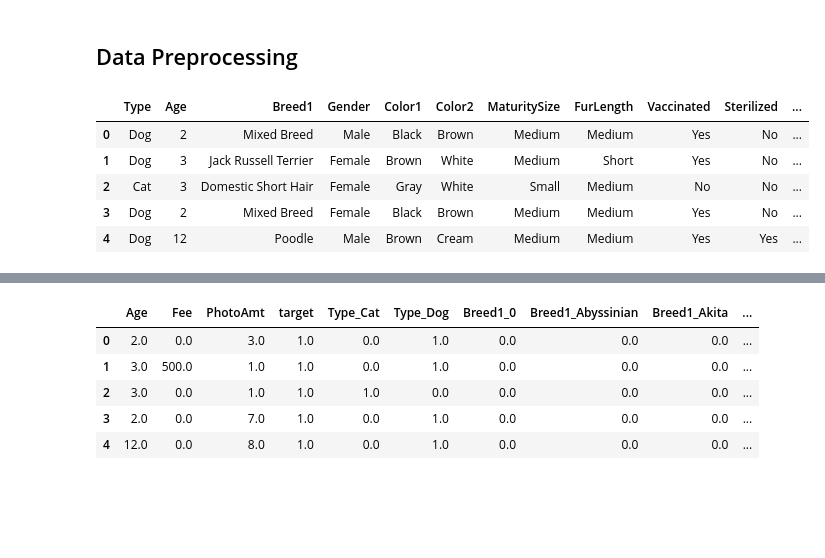
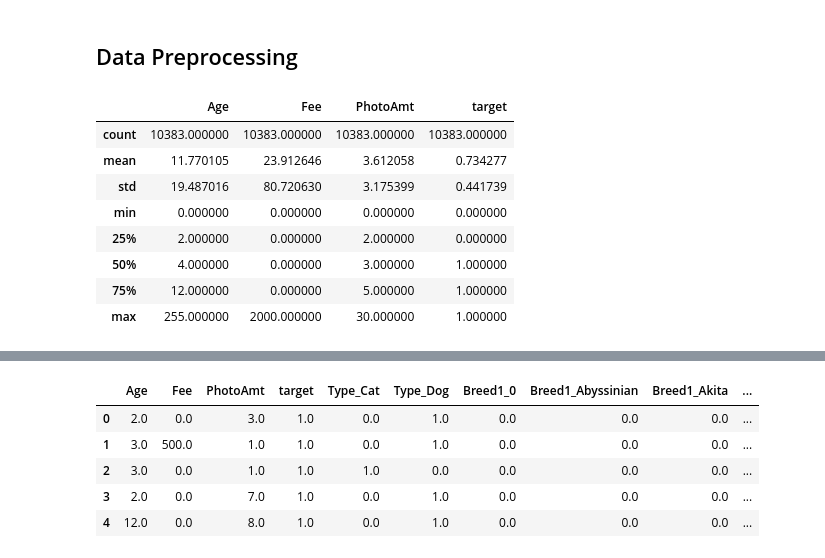
Before and after one commit to laukik29/Machine-Learning-, a Jupyter notebook: ML BITS F464/Kaggle/Eval 2/eval.ipynb, the cells around one changed output, grey strips where cells are left out. Cells and saved outputs as stored; diff of their text form; code cells hidden in the pictures; blank space fills up the shorter version.

```diff
--- a/ML BITS F464/Kaggle/Eval 2/eval.ipynb
+++ b/ML BITS F464/Kaggle/Eval 2/eval.ipynb
@@ -25,11 +25,14 @@ np.random.seed(42)
 ## Data Preprocessing
 # %%
 df = pd.read_csv('train.csv')
-df.head()
+df.describe()
 # %% [output]
-|  | Type | Age | Breed1 | Gender | Color1 | Color2 | MaturitySize | FurLength | Vaccinated | Sterilized | ... |
-| 0 | Dog | 2 | Mixed Breed | Male | Black | Brown | Medium | Medium | Yes | No | ... |
-| 1 | Dog | 3 | Jack Russell Terrier | Female | Brown | White | Medium | Short | Yes | No | ... |
-| 2 | Cat | 3 | Domestic Short Hair | Female | Gray | White | Small | Medium | No | No | ... |
-| 3 | Dog | 2 | Mixed Breed | Female | Black | Brown | Medium | Medium | Yes | No | ... |
-| 4 | Dog | 12 | Poodle | Male | Brown | Cream | Medium | Medium | Yes | Yes | ... |
+|  | Age | Fee | PhotoAmt | target |
+| count | 10383.000000 | 10383.000000 | 10383.000000 | 10383.000000 |
+| mean | 11.770105 | 23.912646 | 3.612058 | 0.734277 |
+| std | 19.487016 | 80.720630 | 3.175399 | 0.441739 |
+| min | 0.000000 | 0.000000 | 0.000000 | 0.000000 |
+| 25% | 2.000000 | 0.000000 | 2.000000 | 0.000000 |
+| 50% | 4.000000 | 0.000000 | 3.000000 | 1.000000 |
+| 75% | 12.000000 | 0.000000 | 5.000000 | 1.000000 |
+| max | 255.000000 | 2000.000000 | 30.000000 | 1.000000 |
```
Also changed, not shown: parts of 6 cells of this notebook, 1 other file.
